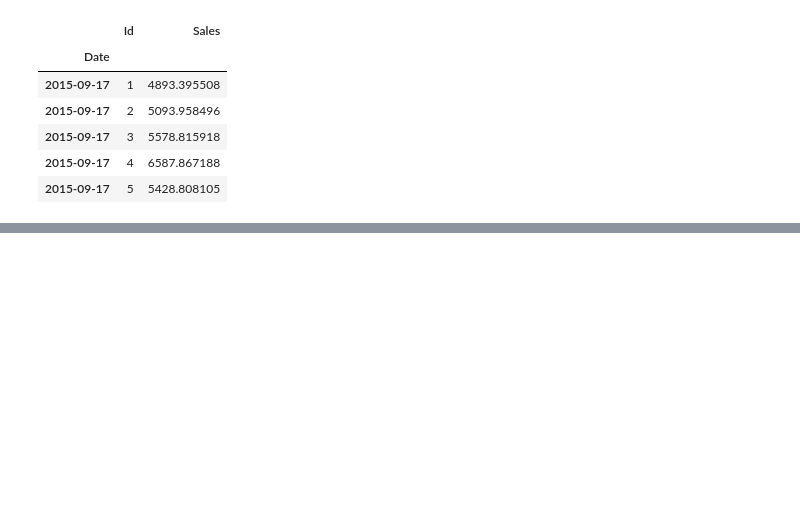
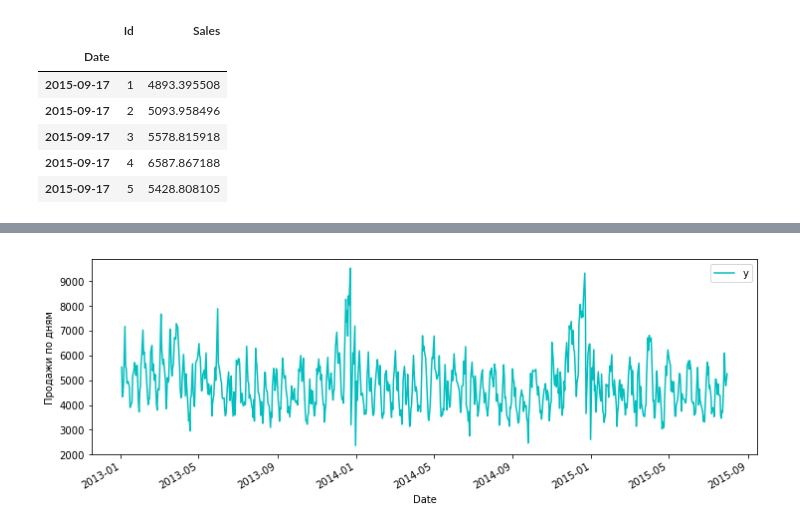
Before and after one commit to Albinamkh21/ds_hw, a Jupyter notebook: demand_prediction.ipynb, the cells around one changed output, grey strips where cells are left out. Cells and saved outputs as stored; diff of their text form; code cells hidden in the pictures; blank space fills up the shorter version.

```diff
--- a/demand_prediction.ipynb
+++ b/demand_prediction.ipynb
@@ -874,0 +943,18 @@ forecasts.head()
+# %%
+#загружаем  данные
+df = pd.read_csv('e:/DS/data/rossmann-store-sales/train.csv',  sep=',', index_col=['Date'], parse_dates=['Date'], dayfirst=True)
+#test = pd.read_csv('e:/DS/data/rossmann-store-sales/test.csv',  sep=',', index_col=['Date'], parse_dates=['Date'], dayfirst=True)
+#store = pd.read_csv('e:/DS/data/rossmann-store-sales/store.csv',  sep=',')
+
+
+# удаляем закрытые и непродающие магазины
+df = df[(df["Open"] != 0) & (df['Sales'] != 0)]
+
+# sales for the store number 1 (StoreType C)
+sales = df[df.Store == 1].loc[:, ['Sales']]
+
+# отсортируем в правильном порядке
+sales = sales.sort_index(ascending = False)
+
+sales['Date'] = pd.DatetimeIndex(sales.index)
+sales.dtypes
@@ -874,0 +965,4 @@ forecasts.head()
+# %%
+# prophet  требуемт определенных имет признаков, переименуем
+sales = sales.rename(columns = {'Date': 'ds','Sales': 'y'})
+sales.head()
@@ -874,0 +977,4 @@ forecasts.head()
+# %%
+sales= sales.reset_index()
+del sales['Date']
+sales.head()
@@ -874,0 +988,8 @@ forecasts.head()
+# %%
+# ежедневные продажи
+ax = sales.set_index('ds').plot(figsize = (12, 4), color = 'c')
+ax.set_ylabel('Продажи по дням')
+ax.set_xlabel('Date')
+plt.show()
+# %% [output]
+[figure, added]
```
Also changed, not shown: parts of 45 cells of this notebook.
